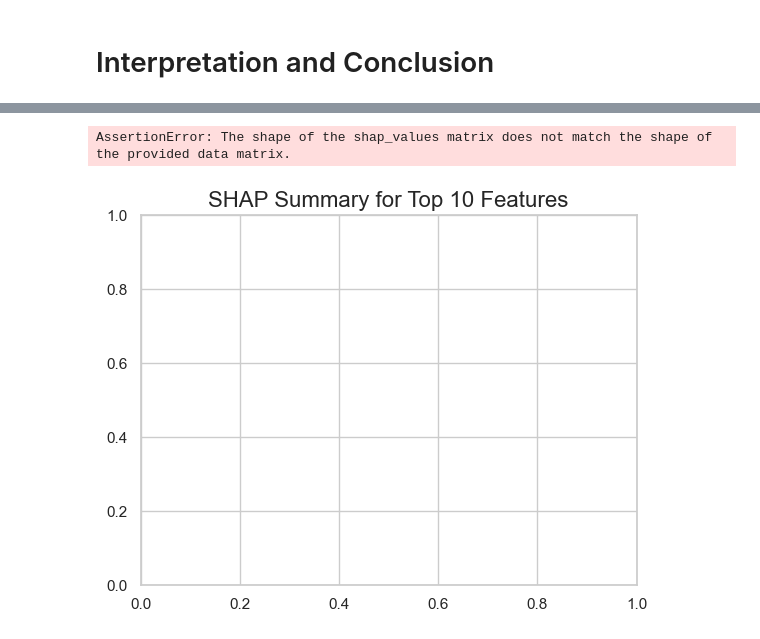
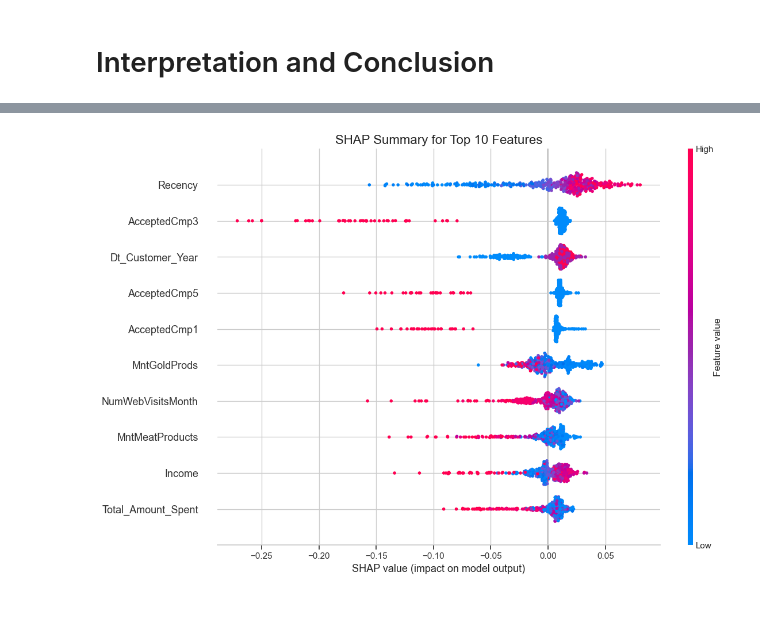
Before and after one commit to FemasAriandaRizki/marketing_analisis, a Jupyter notebook: marketing_analysis.ipynb, the cells around one changed output, grey strips where cells are left out. Cells and saved outputs as stored; diff of their text form; code cells hidden in the pictures; blank space fills up the shorter version.

```diff
--- a/marketing_analysis.ipynb
+++ b/marketing_analysis.ipynb
@@ -879,4 +879,6 @@ import shap
 # menghitung shape values
 explainer = shap.TreeExplainer(model)
 shap_values = explainer.shap_values(X_test_final)
+# %%
+shap_values = shap_values[:, :, 0]
 # %%
@@ -918,7 +890,6 @@ X_test_final
 # %%
 # plot
 plt.title('SHAP Summary for Top 10 Features', size=16)
-shap.summary_plot(shap_values[1], X_test_final, max_display=10, plot_size=[12,8])
+shap.summary_plot(shap_values, X_test_final, max_display=10, plot_size=[12, 8])
 # %% [output]
-AssertionError: The shape of the shap_values matrix does not match the shape of the provided data matrix.
-[figure, old version]
+[figure, new version]
```
Also changed, not shown: parts of 3 cells of this notebook.
